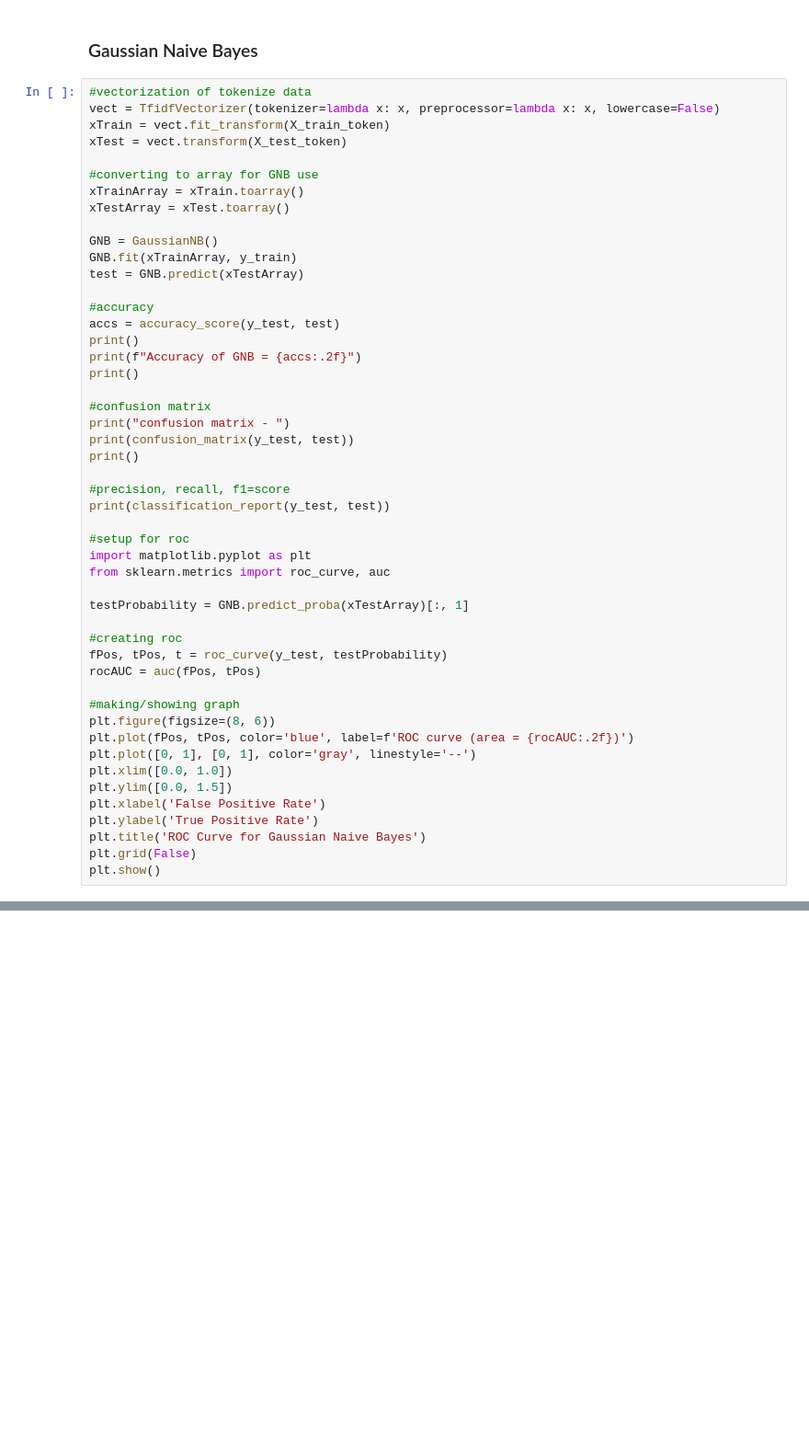
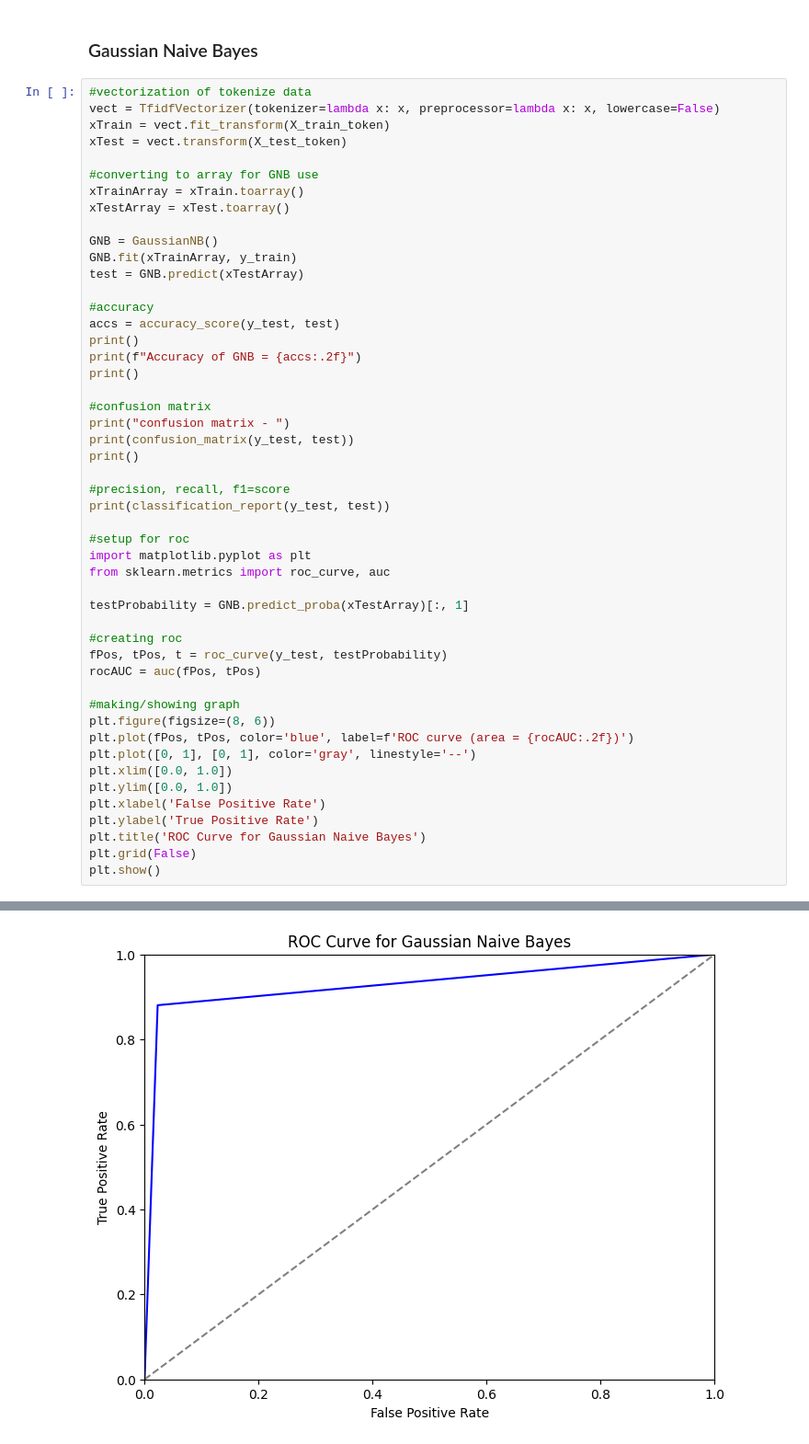
Before and after one commit to HerrNiklasLange/CS5841, a Jupyter notebook: FirstProject/main.ipynb, the cells around one changed output, grey strips where cells are left out. Shown at 92% size. Saved outputs shown, nothing was run; the diff lists cells and outputs as text; blank space fills up the shorter version.

Commit message:
fixed graph formatting issues

```diff
--- a/FirstProject/main.ipynb
+++ b/FirstProject/main.ipynb
@@ -215,7 +213,7 @@ plt.figure(figsize=(8, 6))
 plt.plot(fPos, tPos, color='blue', label=f'ROC curve (area = {rocAUC:.2f})')
 plt.plot([0, 1], [0, 1], color='gray', linestyle='--')
 plt.xlim([0.0, 1.0])
-plt.ylim([0.0, 1.5])
+plt.ylim([0.0, 1.0])
 plt.xlabel('False Positive Rate')
 plt.ylabel('True Positive Rate')
 plt.title('ROC Curve for Gaussian Naive Bayes')
@@ -225,0 +237 @@ NameError: name 'X_train_vectorized' is not defined
+[figure, added]
```
Also changed, not shown: parts of 3 cells of this notebook.
